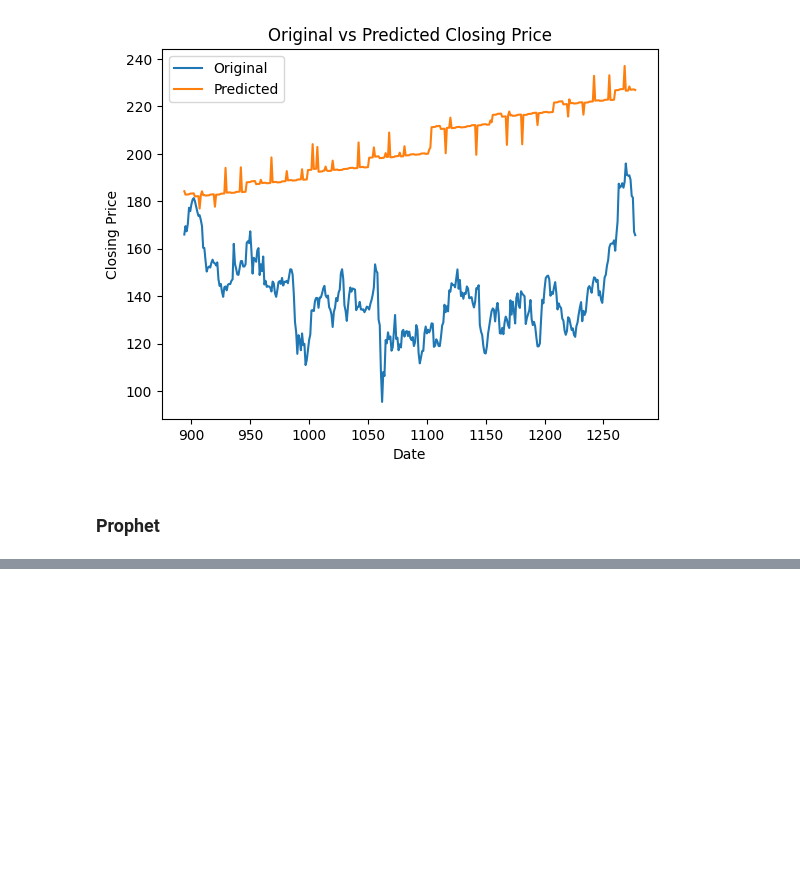
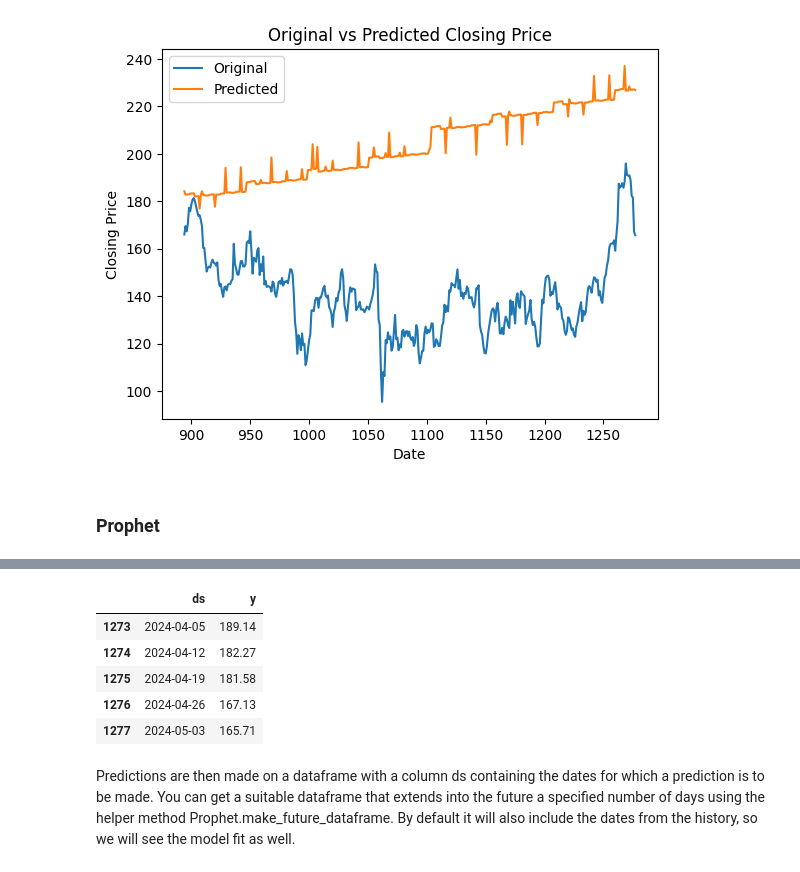
Before and after one commit to sakshamgulati/MLOps_Template, a Jupyter notebook: dev_latest.ipynb, the cells around one changed output, grey strips where cells are left out. Drawn from its saved outputs; the diff is of its cells as text; code cells hidden in the pictures; blank space fills up the shorter version.

```diff
--- a/dev_latest.ipynb
+++ b/dev_latest.ipynb
@@ -268,2 +249,13 @@ test=df[int(0.7*df_prophet.shape[0]):]
+# %%
+test.tail()
+# %% [output]
+|  | ds | y |
+| 1273 | 2024-04-05 | 189.14 |
+| 1274 | 2024-04-12 | 182.27 |
+| 1275 | 2024-04-19 | 181.58 |
+| 1276 | 2024-04-26 | 167.13 |
+| 1277 | 2024-05-03 | 165.71 |
+# %% [markdown]
+Predictions are then made on a dataframe with a column ds containing the dates for which a prediction is to be made. You can get a suitable dataframe that extends into the future a specified number of days using the helper method Prophet.make_future_dataframe. By default it will also include the dates from the history, so we will see the model fit as well.
 # %%
 model = Prophet()
```
Also changed, not shown: parts of 12 cells of this notebook.
